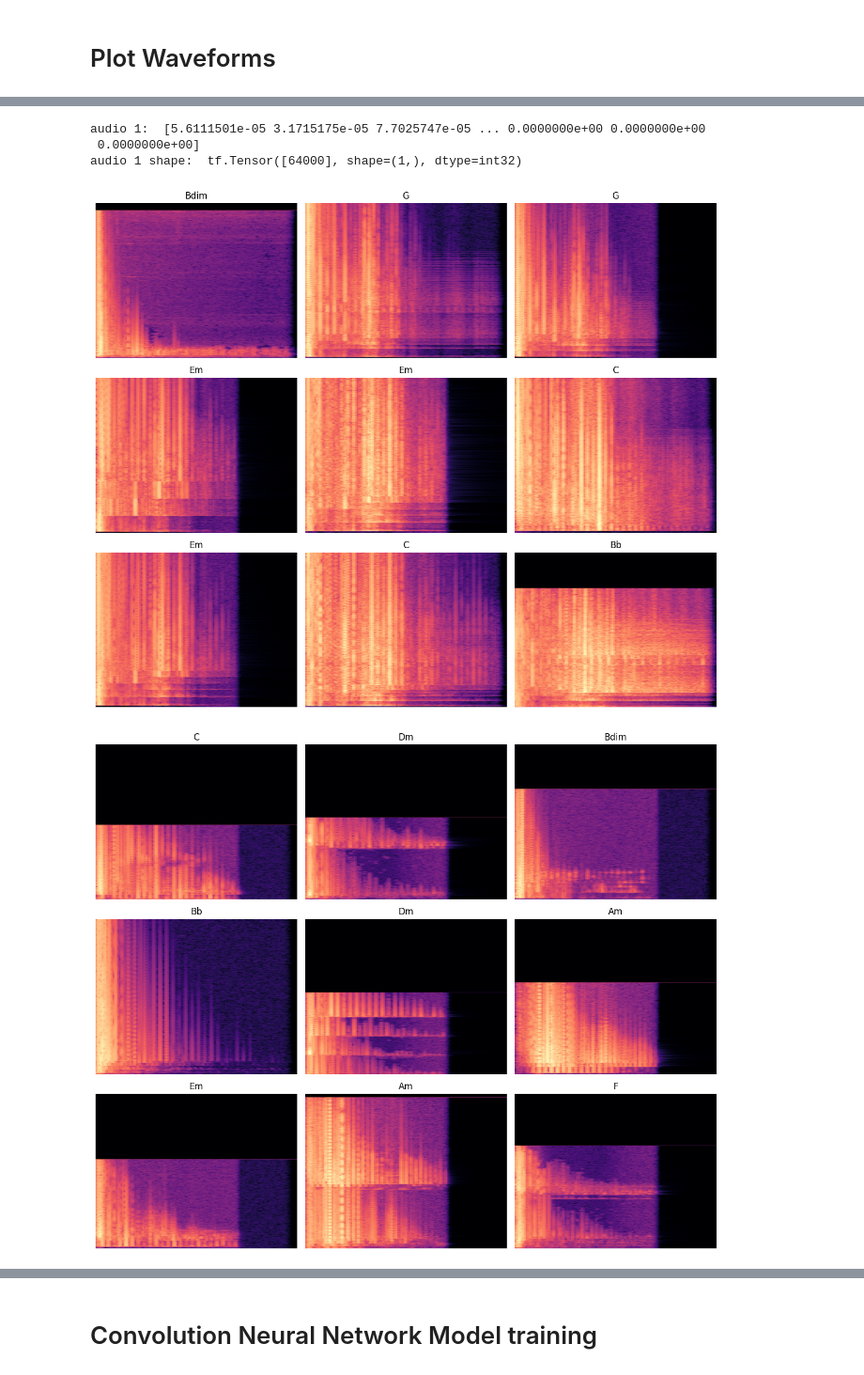
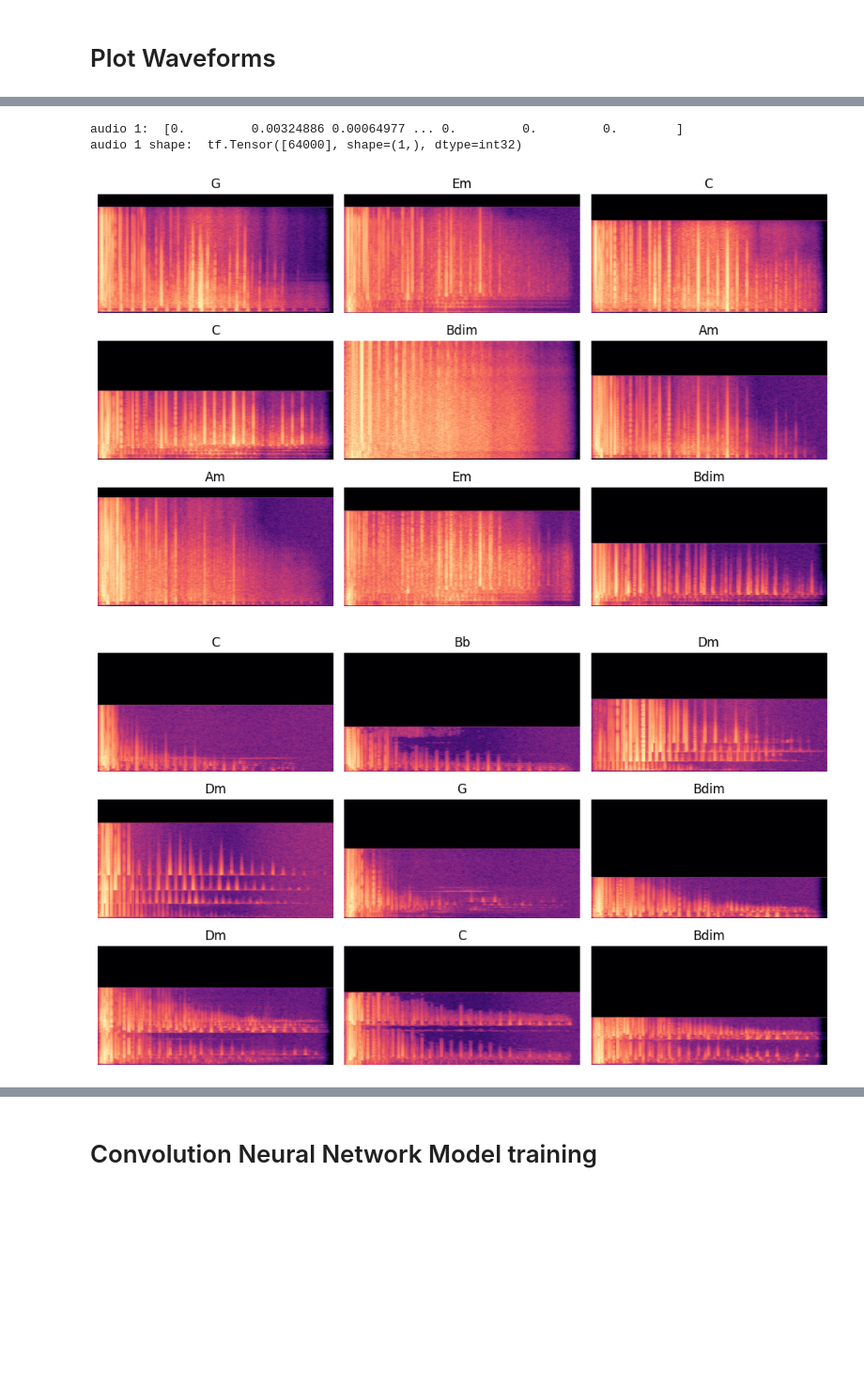
Before and after one commit to Shaneburk3/ChordApp, a Jupyter notebook: notebooks/chordexplorer_ml.ipynb, the cells around one changed output, grey strips where cells are left out. Shown at 94% size. Drawn from its saved outputs; the diff is of its cells as text; code cells hidden in the pictures; blank space fills up the shorter version.

```diff
--- a/notebooks/chordexplorer_ml.ipynb
+++ b/notebooks/chordexplorer_ml.ipynb
@@ -236,7 +236,7 @@ C:\Users\shane\Documents\GitHub\Chord_App\audio_data\data\Test\Am\Am_006.wav
 
 
 #Set length of all audios, to 64000 (2 seconds) so the diagrams are uniform by take a folder path
-def create_waveforms(folder_path, target_sr=22050, target_len=64000):
+def create_waveforms(folder_path, target_sr=16000, target_len=64000):
 
     audios = []
     labels = []
@@ -257,6 +257,8 @@ def create_waveforms(folder_path, target_sr=22050, target_len=64000):
             original_len.append(y.shape)
             # trim audio frames with no noise, less than 20 decibels
             y_trimmed, _ = librosa.effects.trim(y, top_db=20)
+            # scale waveforms to standard range
+            y_trimmed = y_trimmed / np.max(np.abs(y_trimmed))
             # Set length to 64000
             y_fixed = librosa.util.fix_length(y_trimmed, size=target_len)
             audios.append(y_fixed)
@@ -367,7 +369,7 @@ training_samples = random.sample(range(len(audios)), 5)
 
 for i in training_samples:
     plot_title = (f"File: {file_names[i]} Chord: {index_to_label.get(labels[i])}")
-    plt.figure(figsize=(7, 4))
+    plt.figure(figsize=(10, 3))
     plt.plot(audios[i])
     plt.title(plot_title)
     plt.xlabel("TimeSample")
@@ -387,8 +389,7 @@ print("audio 1: ", audios[0])
 # shape gives audio structure, This is a 1D array, so only has (1,)
 print("audio 1 shape: ", tf.shape(audios[0]))
 # %% [output]
-audio 1:  [5.6111501e-05 3.1715175e-05 7.7025747e-05 ... 0.0000000e+00 0.0000000e+00
- 0.0000000e+00]
+audio 1:  [0.         0.00324886 0.00064977 ... 0.         0.         0.        ]
 audio 1 shape:  tf.Tensor([64000], shape=(1,), dtype=int32)
 # %%
 
@@ -398,16 +399,17 @@ def convert_to_spectrogram(waveform):
     waveform = tf.reshape(waveform, [-1])
     spectrogram = tf.signal.stft(
         waveform,
-        # Each frame collect 256 (8ms of data)
-        frame_length=256,
-        # 128 (4ms) gat between frames captured
-        frame_step=128,
+        # Each frame collect 400 /16000 (25ms of data)
+        frame_length=400,
+        # 160 / 16000 = (10ms) gap between frames captured
+        frame_step=160,
         # Alters Frequency/time resolutions, depending on size
-        fft_length=256
+        fft_length=512
     )
     # Increase decibels of spectrogram for better visualization
     spectrogram = tf.abs(spectrogram) ** 2
     spectrogram_db = 10 * tf.math.log(spectrogram + 1e-10) / tf.math.log(10.0)
+    # transpose to (freq, time)
     spectrogram_db = tf.transpose(spectrogram_db)
     return spectrogram_db
 
@@ -416,7 +418,7 @@ def plot_spectrograms(spectrogram_ds):
     cols = 3
     n = rows * cols # 9 Specs
 
-    fig, axes = plt.subplots(rows, cols, figsize=(12, 10))
+    fig, axes = plt.subplots(rows, cols, figsize=(10, 6))
     for i, (spectrogram, label_index) in enumerate(spectrogram_ds[:n]):
         r = i // cols
         c = i % cols
@@ -454,35 +456,35 @@ sample_specs = [spectrogram_ds[i] for i in random_specs]
 plot_spectrograms(sample_specs)
 
 ############ TESTING Collect all spectrograms and labels to be sent to plot_spectrogram()
 #waveform_ds = []
 
 test_audios, test_labels, test_file_names, test_paths = test_waveform_ds
 test_spectrogram_ds = []
 # arrays for training
 
 test_X = []
 test_Y = []
 
 for waveform, label_index in zip(test_audios, test_labels):
     test_spectrogram = convert_to_spectrogram(waveform)
     #prep spectrograms for training
     test_X.append(test_spectrogram)
     test_Y.append(label_index)
     test_spectrogram_ds.append((test_spectrogram, label_index))
 
 test_X = tf.stack(test_X)
 # Shape X for num_samples, freq_bins, time_frames, add another dimension
 test_X = tf.expand_dims(test_X, -1)
 test_Y = tf.convert_to_tensor(test_Y)
 
 # Display a grid of spectrograms
 test_random_specs = random.sample(range(len(test_spectrogram_ds)), 9)
 test_sample_specs = [test_spectrogram_ds[i] for i in test_random_specs]
 
 plot_spectrograms(test_sample_specs)
 # %% [output]
-[figure, old version]
+[figure, new version]
-[figure, old version]
+[figure, new version]
 # %%
 # ------------------- FIGURES ------------------------
 
```
Also changed, not shown: parts of 12 cells of this notebook, 23 other files.
